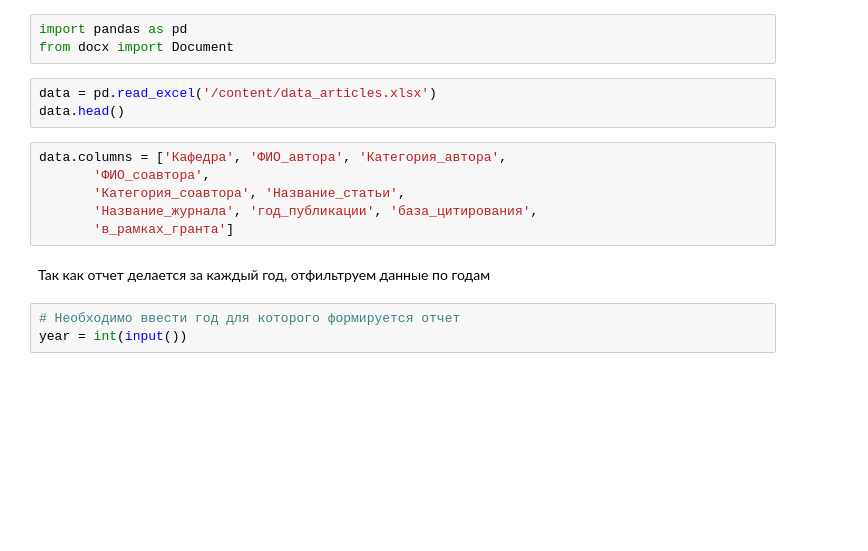
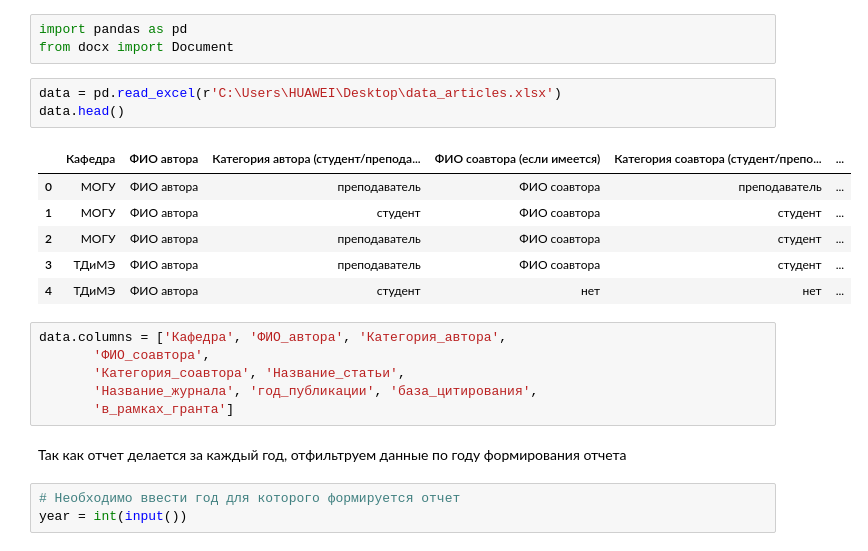
Before and after one commit to Liolija/my_projects, a Jupyter notebook: report_reserch/project_articles.ipynb, the cells around one changed output. Saved outputs shown, nothing was run; the diff lists cells and outputs as text; blank space fills up the shorter version.

```diff
--- a/report_reserch/project_articles.ipynb
+++ b/report_reserch/project_articles.ipynb
@@ -4,8 +7,15 @@
 import pandas as pd
 from docx import Document
 # %%
-data = pd.read_excel('/content/data_articles.xlsx')
+data = pd.read_excel(r'C:\Users\HUAWEI\Desktop\data_articles.xlsx')
 data.head()
+# %% [output]
+|  | Кафедра | ФИО автора | Категория автора (студент/препода... | ФИО соавтора (если имеется) | Категория соавтора (студент/препо... | ... |
+| 0 | МОГУ | ФИО автора | преподаватель | ФИО соавтора | преподаватель | ... |
+| 1 | МОГУ | ФИО автора | студент | ФИО соавтора | студент | ... |
+| 2 | МОГУ | ФИО автора | преподаватель | ФИО соавтора | студент | ... |
+| 3 | ТДиМЭ | ФИО автора | преподаватель | ФИО соавтора | студент | ... |
+| 4 | ТДиМЭ | ФИО автора | студент | нет | нет | ... |
 # %%
 data.columns = ['Кафедра', 'ФИО_автора', 'Категория_автора',
        'ФИО_соавтора',
@@ -13,7 +23,7 @@ data.columns = ['Кафедра', 'ФИО_автора', 'Категория_а
        'Название_журнала', 'год_публикации', 'база_цитирования',
        'в_рамках_гранта']
 # %% [markdown]
-Так как отчет делается за каждый год, отфильтруем данные по годам
+Так как отчет делается за каждый год, отфильтруем данные по году формирования отчета
 # %%
 # Необходимо ввести год для которого формируется отчет
 year = int(input())
```
Also changed, not shown: parts of 5 cells of this notebook.
